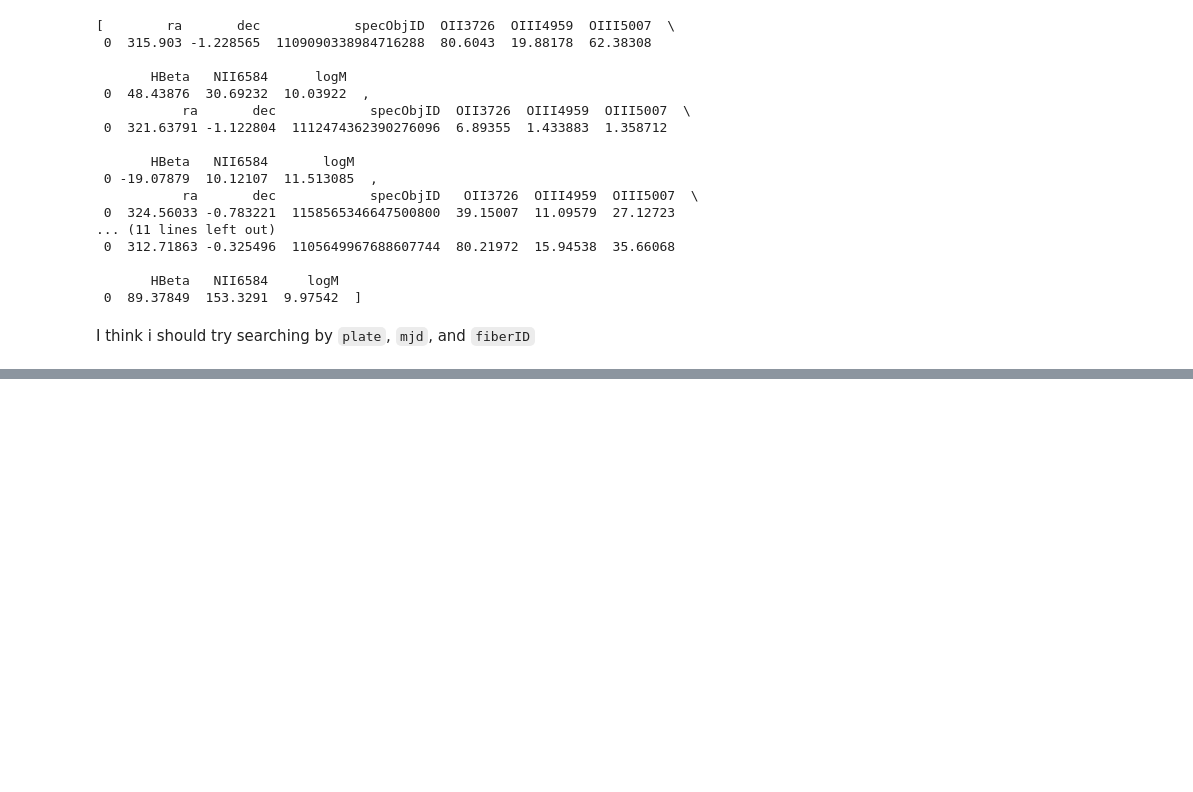
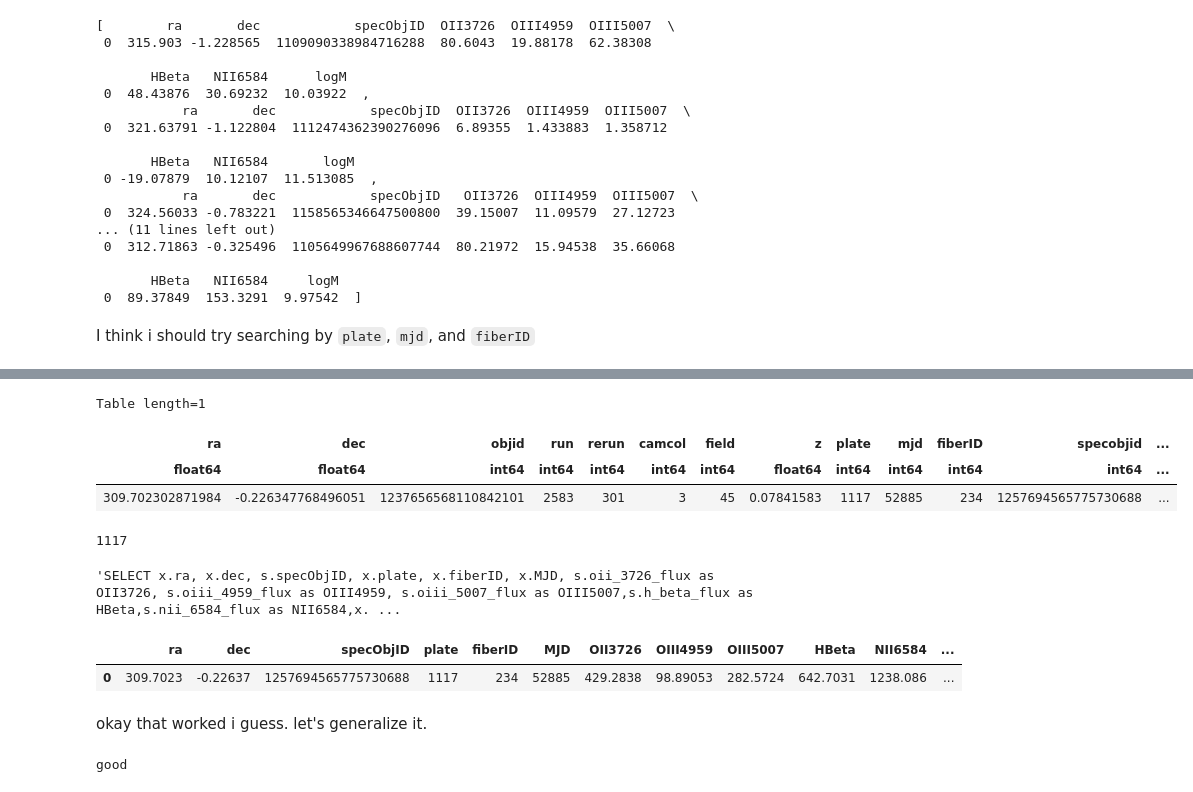
Before and after one commit to NicoAdams/Stripe82Clumps, a Jupyter notebook: mike_sandbox.ipynb, the cells around one changed output, grey strips where cells are left out. Saved outputs shown, nothing was run; the diff lists cells and outputs as text; code cells hidden in the pictures; blank space fills up the shorter version.

```diff
--- a/mike_sandbox.ipynb
+++ b/mike_sandbox.ipynb
@@ -422,0 +447,21 @@ I think i should try searching by `plate`, `mjd`, and `fiberID`
+# %%
+def getSpecData(catTable,index):
+    pos = coords.SkyCoord(catTable[index]['RA'],catTable[index]['DEC'],unit='deg')
+    xid = SDSS.query_region(pos,spectro = True)
+
+    if not xid:
+#         print('--------\nNo spectra for object %s\n--------'%index)
+        return False, False
+
+    sp = SDSS.get_spectra(matches=xid)
+    spData = sp[0][1].data
+    return xid, table.Table(spData)
+# %%
+cat3 = getSpecData(catTable,3)
+# %%
+cat3[0]
+# %% [output]
+Table length=1
+| ra | dec | objid | run | rerun | camcol | field | z | plate | mjd | fiberID | specobjid | ... |
+| float64 | float64 | int64 | int64 | int64 | int64 | int64 | float64 | int64 | int64 | int64 | int64 | ... |
+| 309.702302871984 | -0.226347768496051 | 1237656568110842101 | 2583 | 301 | 3 | 45 | 0.07841583 | 1117 | 52885 | 234 | 1257694565775730688 | ... |
@@ -422,0 +486,8 @@ I think i should try searching by `plate`, `mjd`, and `fiberID`
+# %%
+cat3[0]['plate'][0]
+# %% [output]
+1117
+# %%
+cat3SQL
+# %% [output]
+'SELECT x.ra, x.dec, s.specObjID, x.plate, x.fiberID, x.MJD, s.oii_3726_flux as OII3726, s.oiii_4959_flux as OIII4959, s.oiii_5007_flux as OIII5007,s.h_beta_flux as HBeta,s.nii_6584_flux as NII6584,x. ...
@@ -422,0 +496,7 @@ I think i should try searching by `plate`, `mjd`, and `fiberID`
+# %%
+cat3SDSS
+# %% [output]
+|  | ra | dec | specObjID | plate | fiberID | MJD | OII3726 | OIII4959 | OIII5007 | HBeta | NII6584 | ... |
+| 0 | 309.7023 | -0.22637 | 1257694565775730688 | 1117 | 234 | 52885 | 429.2838 | 98.89053 | 282.5724 | 642.7031 | 1238.086 | ... |
+# %% [markdown]
+okay that worked i guess. let's generalize it.
@@ -422,0 +511,5 @@ I think i should try searching by `plate`, `mjd`, and `fiberID`
+# %%
+if not getOneSDSS(catTable,0).empty:
+    print('good')
+# %% [output]
+good
```
Also changed, not shown: parts of 17 cells of this notebook, 10 other files.
